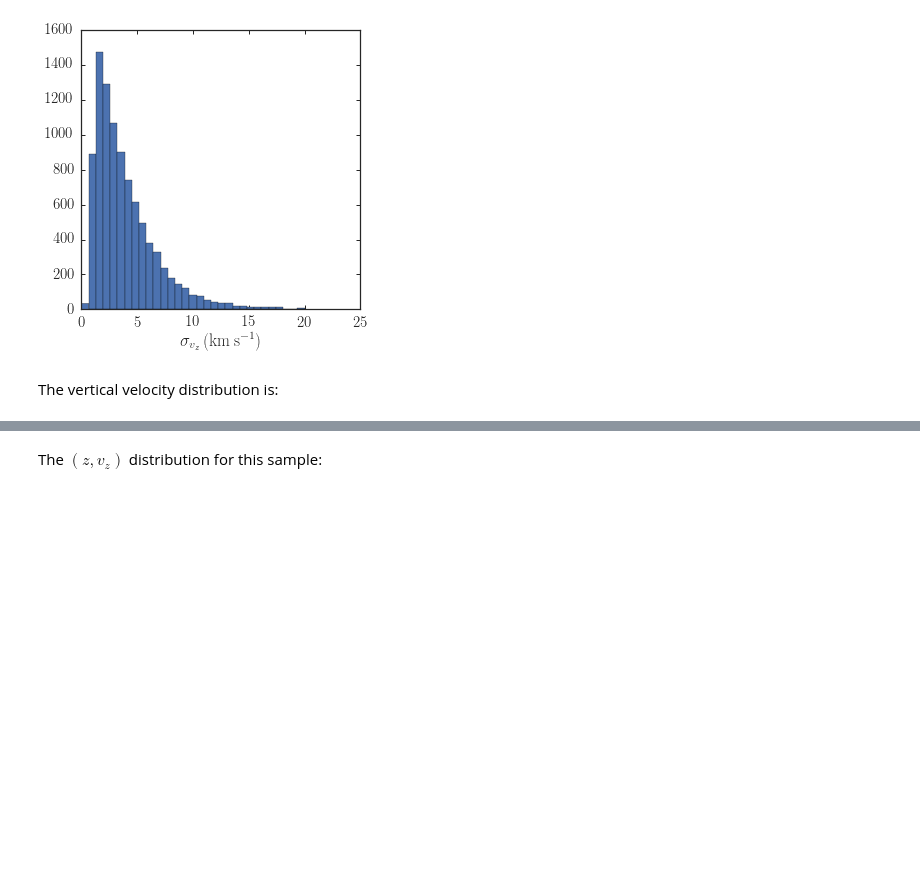
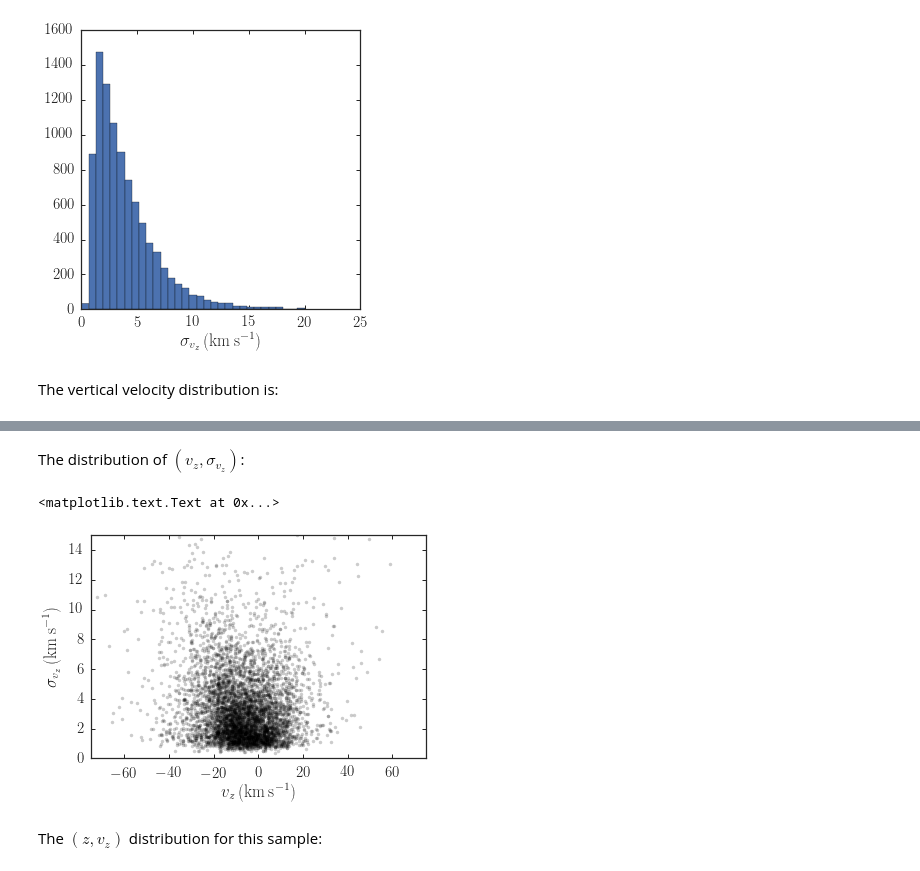
Before and after one commit to jobovy/simple-m2m, a Jupyter notebook: py/Fstar-kinematics.ipynb, the cells around one changed output, grey strips where cells are left out. Cells and saved outputs as stored; diff of their text form; code cells hidden in the pictures; blank space fills up the shorter version.

Commit message:
Add distribution of vz uncertainties

```diff
--- a/py/Fstar-kinematics.ipynb
+++ b/py/Fstar-kinematics.ipynb
@@ -183,3 +183,14 @@ xlabel(r'$v_z\,(\mathrm{km\,s}^{-1})$')
+# %% [markdown]
+The distribution of $(v_z,\sigma_{v_z})$:
+# %%
+plot(vxyz[indx,2],vxyz_err[indx,2],'k.',alpha=0.2)
+xlim(-75.,75.)
+ylim(0.,15.)
+xlabel(r'$v_z\,(\mathrm{km\,s}^{-1})$')
+ylabel(r'$\sigma_{v_z}\,(\mathrm{km\,s}^{-1})$')
+# %% [output]
+<matplotlib.text.Text at 0x...>
+[figure, added]
 # %% [markdown]
 The $(z,v_z)$ distribution for this sample:
 # %%
```
Also changed, not shown: parts of 2 cells of this notebook.
